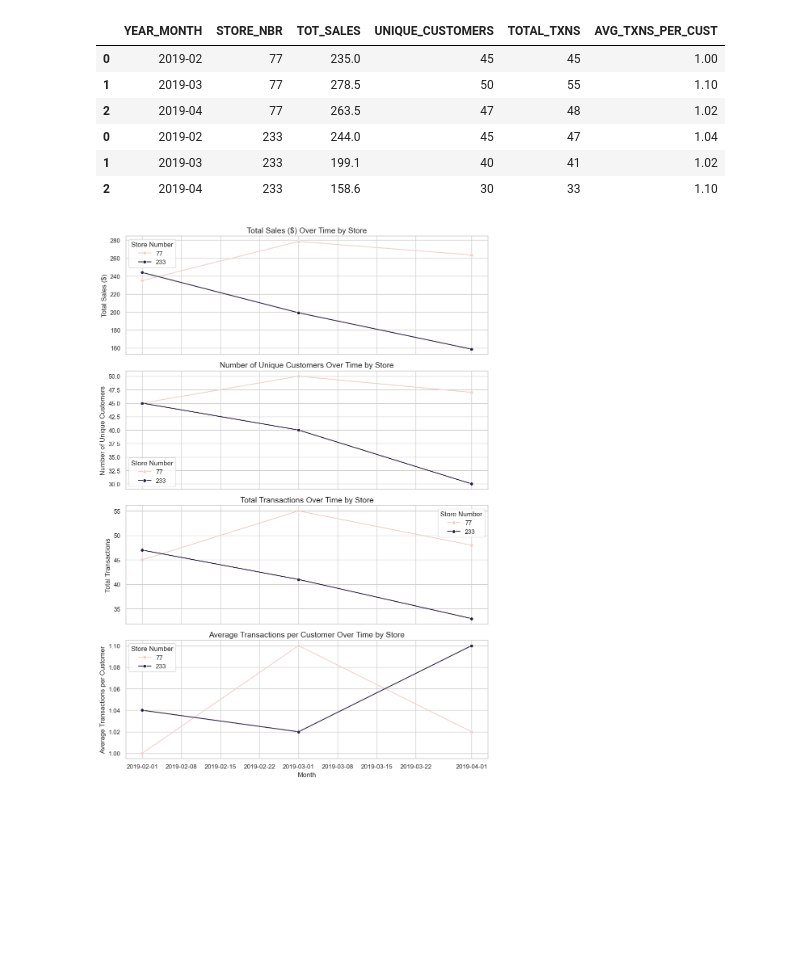
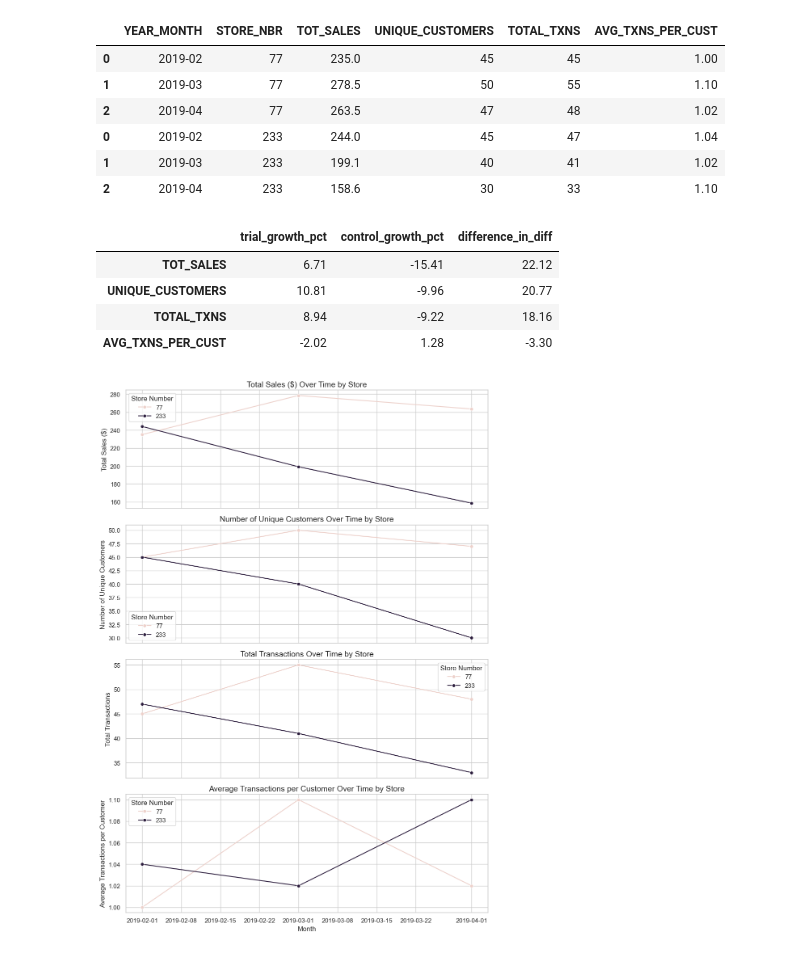
Before and after one commit to schao021/Quantium-Data-Analytics, a Jupyter notebook: Task_2.ipynb, the cells around one changed output. Drawn from its saved outputs; the diff is of its cells as text; code cells hidden in the pictures; blank space fills up the shorter version.

```diff
--- a/Task_2.ipynb
+++ b/Task_2.ipynb
@@ -232,8 +232,8 @@ def pearson_correlation(trial, trial_nbr, potential_control, store_list): # we a
     trial_unique_customers = trial["UNIQUE_CUSTOMERS"]
     trial_average_trans = trial["AVG_TXNS_PER_CUST"]
     trial_mean_sales = trial["TOT_SALES"].mean()
-    lower_bound = trial_mean_sales - (trial_mean_sales * 0.90) #10 percent of total_mean_sales to find similarity
-    upper_bound = trial_mean_sales + (trial_mean_sales * 0.10)
+    lower_bound = trial_mean_sales * 0.85
+    upper_bound = trial_mean_sales * 1.15
     current_closest_store = 0 # we don't have a 0
     current_closest_coor = 0
     for cur_store_nbr in store_list:
@@ -334,6 +334,30 @@ comp_df
 | 233 | 2019-02 | 244.0 | 45 | 47 | 1.04 |
 |  | 2019-03 | 199.1 | 40 | 41 | 1.02 |
 |  | 2019-04 | 158.6 | 30 | 33 | 1.10 |
+# %%
+def calculate_pre_post_growth(trial_store_nbr, control_store_nbr, metrics_df, trial_start):
+    trial_data = metrics_df.loc[trial_store_nbr].copy()
+    control_data = metrics_df.loc[control_store_nbr].copy()
+    pre_trial = trial_data[trial_data.index < trial_start]
+    during_trial = trial_data[trial_data.index >= trial_start]
+    pre_control = control_data[control_data.index < trial_start]
+    during_control = control_data[control_data.index >= trial_start]
+    metrics = ['TOT_SALES', 'UNIQUE_CUSTOMERS', 'TOTAL_TXNS', 'AVG_TXNS_PER_CUST']
+    result = {}
+    for metric in metrics:
+        trial_growth = ((during_trial[metric].mean() - pre_trial[metric].mean()) / pre_trial[metric].mean()) * 100
+        control_growth = ((during_control[metric].mean() - pre_control[metric].mean()) / pre_control[metric].mean()) * 100
+        did = trial_growth - control_growth
+        result[metric] = {
+            'trial_growth_pct': round(trial_growth, 2),
+            'control_growth_pct': round(control_growth, 2),
+            'difference_in_diff': round(did, 2)
+        }
+
+    return pd.DataFrame(result).T
+# %%
+full_df = pd.concat([metrics_df, comp_df])
+trial_start_date = '2019-02'
 # %% [markdown]
 Comparison for Trial Store 77, Control store is 119
 # %%
@@ -351,6 +375,15 @@ store_77_233
 | 0 | 2019-02 | 233 | 244.0 | 45 | 47 | 1.04 |
 | 1 | 2019-03 | 233 | 199.1 | 40 | 41 | 1.02 |
 | 2 | 2019-04 | 233 | 158.6 | 30 | 33 | 1.10 |
+# %%
+results_77 = calculate_pre_post_growth(77, 233, full_df, '2019-02')
+results_77
+# %% [output]
+|  | trial_growth_pct | control_growth_pct | difference_in_diff |
+| TOT_SALES | 6.71 | -15.41 | 22.12 |
+| UNIQUE_CUSTOMERS | 10.81 | -9.96 | 20.77 |
+| TOTAL_TXNS | 8.94 | -9.22 | 18.16 |
+| AVG_TXNS_PER_CUST | -2.02 | 1.28 | -3.30 |
 # %%
 store_77_233['YEAR_MONTH'] = pd.to_datetime(store_77_233['YEAR_MONTH'])
 sns.set_style("whitegrid")
```
Also changed, not shown: parts of 9 cells of this notebook.
